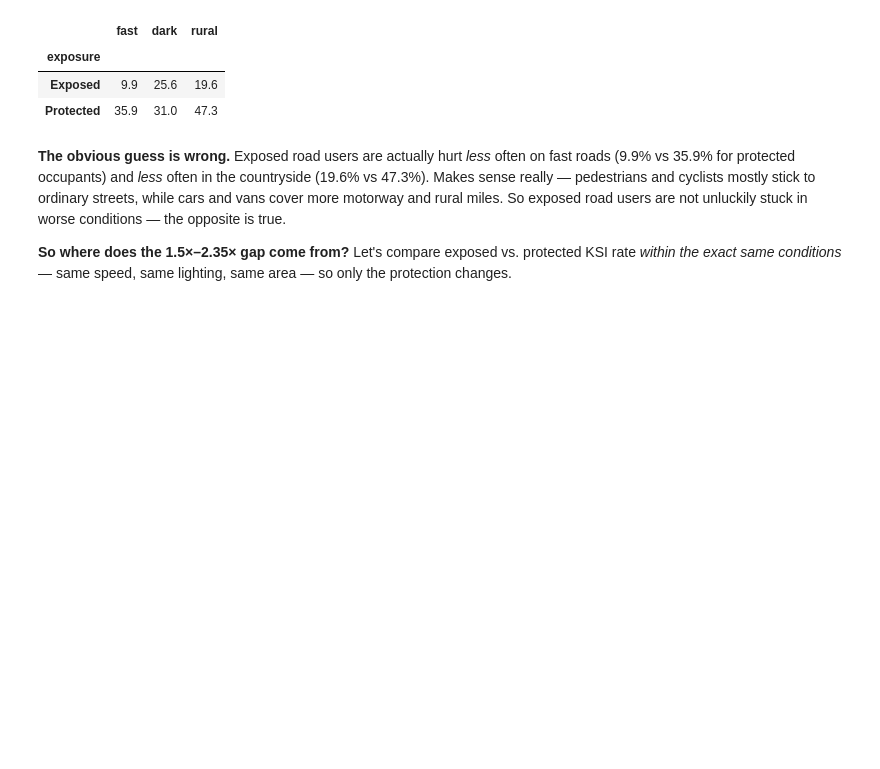
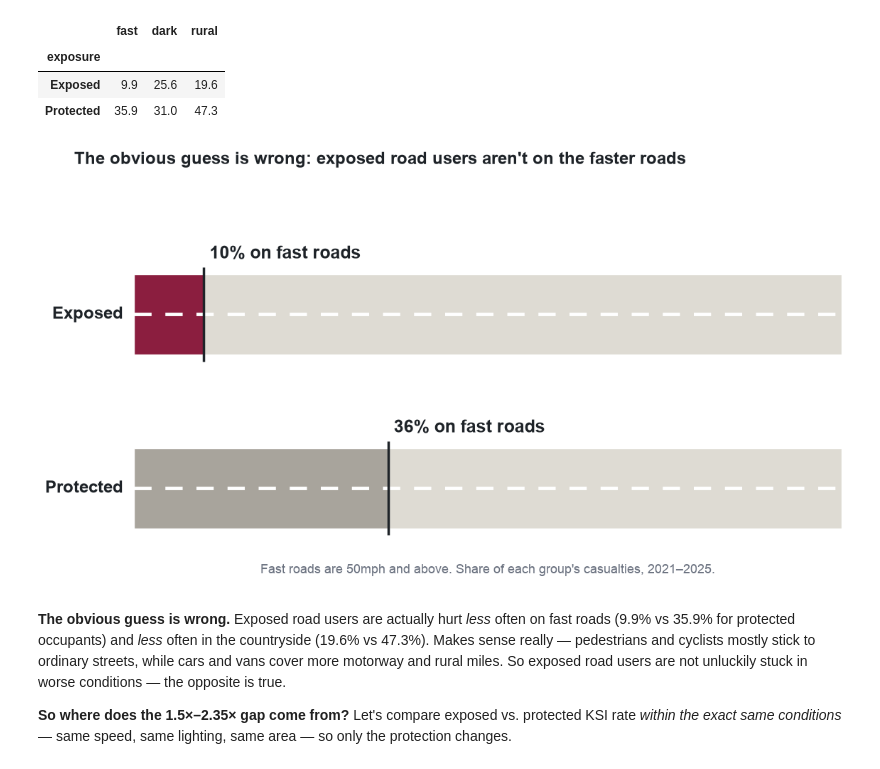
Before and after one commit to hrshankar2002/Data-Vis-Proj, a Jupyter notebook: road_crash_analysis.ipynb, the cells around one changed output. Saved outputs shown, nothing was run; the diff lists cells and outputs as text; code cells hidden in the pictures; blank space fills up the shorter version.

```diff
--- a/road_crash_analysis.ipynb
+++ b/road_crash_analysis.ipynb
@@ -425,6 +425,29 @@ condition_rates.round(1)
 | exposure |  |  |  |
 | Exposed | 9.9 | 25.6 | 19.6 |
 | Protected | 35.9 | 31.0 | 47.3 |
+# %%
+ROAD_HEIGHT = 0.46
+
+fig, ax = plt.subplots(figsize=VIDEO_FIG)
+headline(fig, "The obvious guess is wrong: exposed road users aren't on the faster roads")
+fig.subplots_adjust(left=0.13, right=0.96, top=0.86, bottom=0.08)
+for y, group, colour in [(1, "Exposed", EXPOSED_COLOUR), (0, "Protected", PROTECTED_COLOUR)]:
+    fast = condition_rates.loc[group, "fast"]
+    ax.barh(y, 100, height=ROAD_HEIGHT, color=RULE)
+    ax.barh(y, fast, height=ROAD_HEIGHT, color=colour)
+    # a broken centre line turns each bar into a stretch of road
+    ax.plot([0, 100], [y, y], color="white", linewidth=3.5, linestyle=(0, (5, 4)))
+    ax.vlines(fast, y - ROAD_HEIGHT / 2 - 0.04, y + ROAD_HEIGHT / 2 + 0.04, color=INK, linewidth=2.5)
+    ax.text(fast + 0.8, y + ROAD_HEIGHT / 2 + 0.07, f"{fast:.0f}% on fast roads", va="bottom", fontsize=18, fontweight="bold")
+    ax.text(-1.5, y, group, ha="right", va="center", fontsize=17, fontweight="bold")
+ax.text(50, -0.47, "Fast roads are 50mph and above. Share of each group's casualties, 2021–2025.", ha="center", va="center", fontsize=13, color=MUTED)
+ax.set_xlim(0, 100)
+ax.set_ylim(-0.55, 1.6)
+ax.axis("off")
+save(fig, "02a_fast_roads.png")
+plt.show()
+# %% [output]
+[figure, added]
 # %% [markdown]
 **The obvious guess is wrong.** Exposed road users are actually hurt *less* often on fast roads (9.9% vs 35.9% for protected occupants) and *less* often in the countryside (19.6% vs 47.3%). Makes sense really — pedestrians and cyclists mostly stick to ordinary streets, while cars and vans cover more motorway and rural miles. So exposed road users are not unluckily stuck in worse conditions — the opposite is true.
 
```
Also changed, not shown: parts of 15 cells of this notebook, 5 other files.
